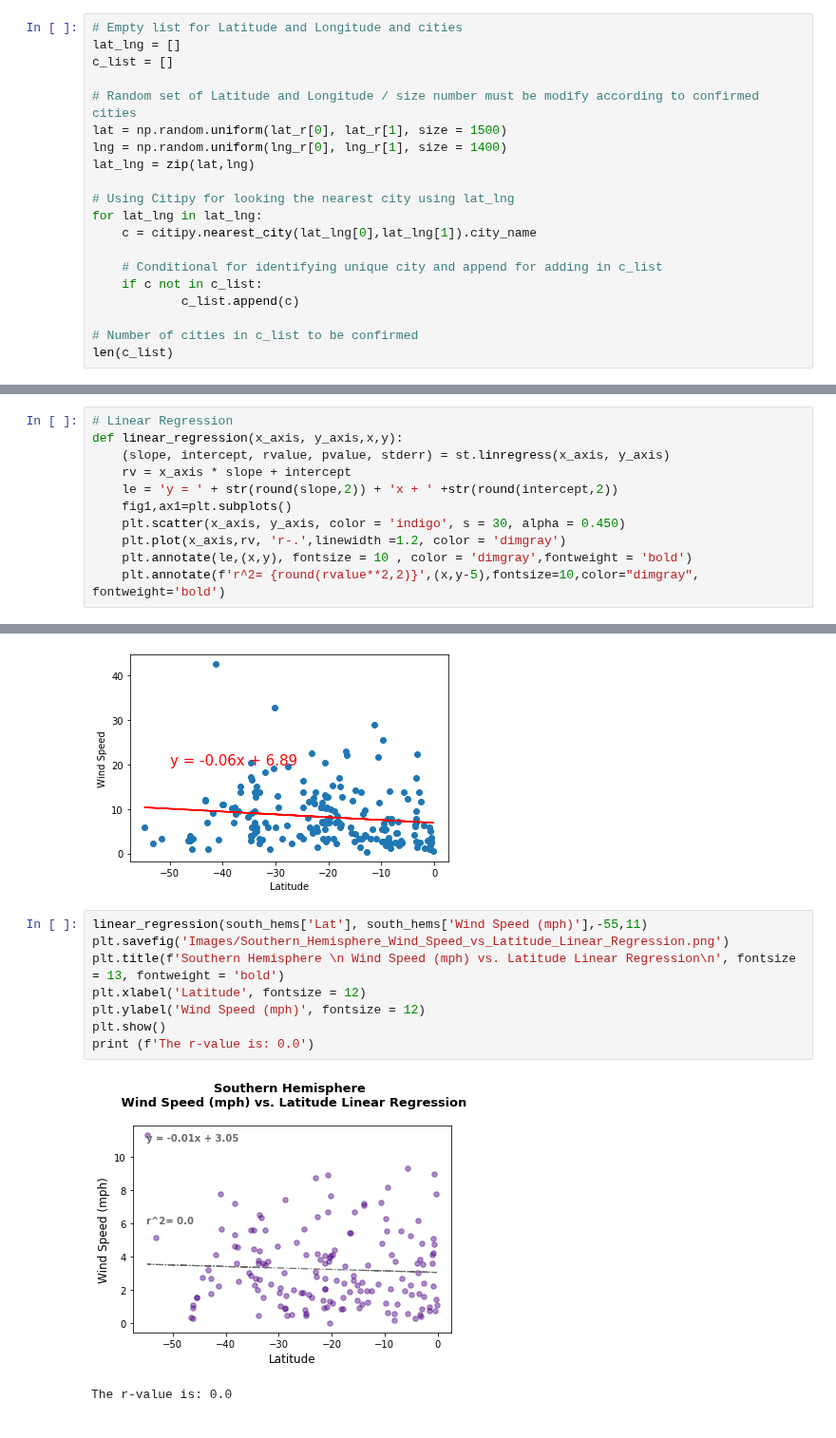
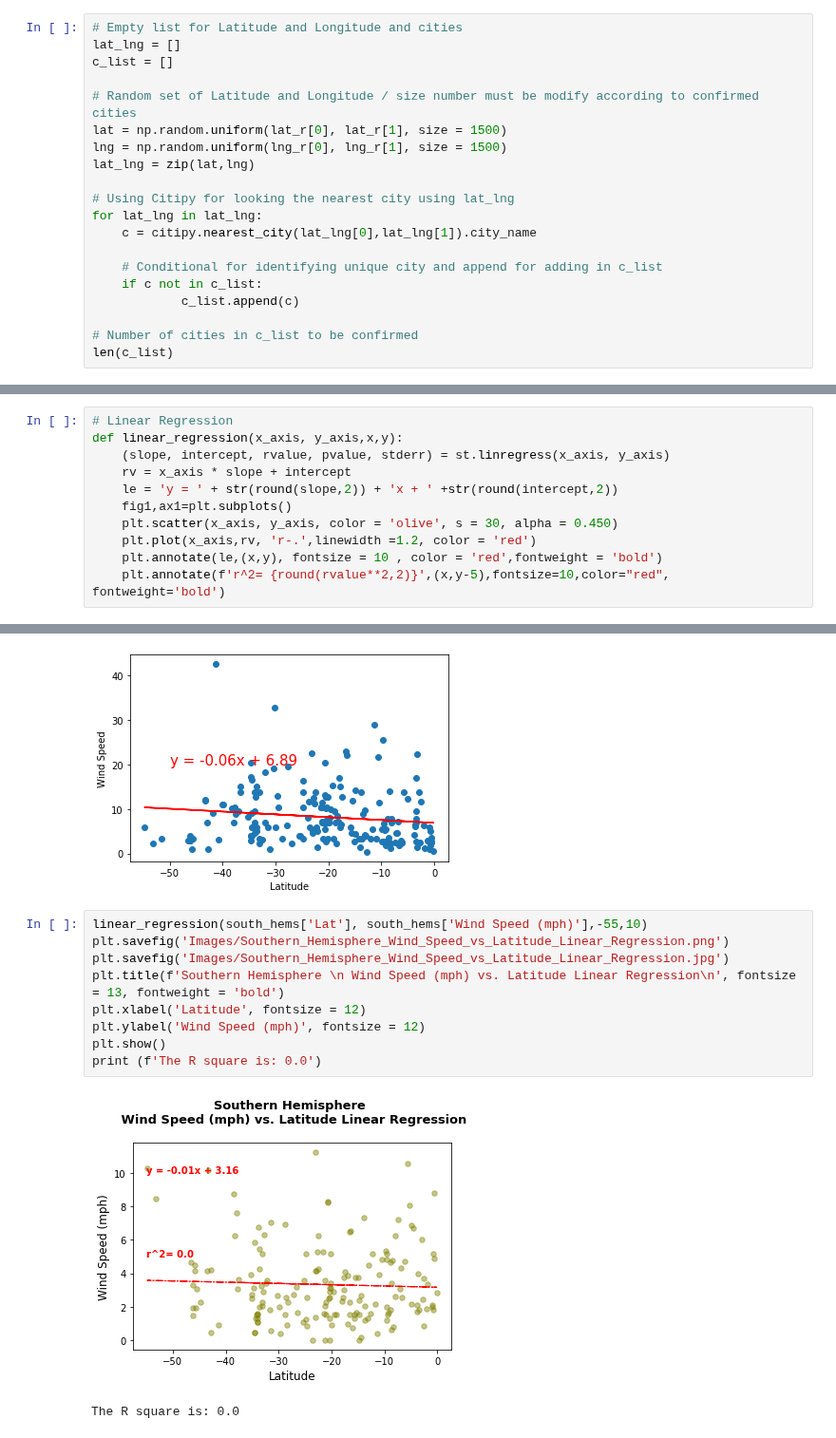
Before and after one commit to Karla-Flores/Python-API, a Jupyter notebook: starter_code/WheaterPy/WeatherPy.ipynb, the cells around one changed output, grey strips where cells are left out. Shown at 95% size. Cells and saved outputs as stored; diff of their text form.

```diff
--- a/starter_code/WheaterPy/WeatherPy.ipynb
+++ b/starter_code/WheaterPy/WeatherPy.ipynb
@@ -40,7 +40,7 @@ c_list = []
 
 # Random set of Latitude and Longitude / size number must be modify according to confirmed cities
 lat = np.random.uniform(lat_r[0], lat_r[1], size = 1500)
-lng = np.random.uniform(lng_r[0], lng_r[1], size = 1400)
+lng = np.random.uniform(lng_r[0], lng_r[1], size = 1500)
 lat_lng = zip(lat,lng)
 
 # Using Citipy for looking the nearest city using lat_lng
@@ -381,10 +385,10 @@ def linear_regression(x_axis, y_axis,x,y):
     rv = x_axis * slope + intercept
     le = 'y = ' + str(round(slope,2)) + 'x + ' +str(round(intercept,2))
     fig1,ax1=plt.subplots()
-    plt.scatter(x_axis, y_axis, color = 'indigo', s = 30, alpha = 0.450)
-    plt.plot(x_axis,rv, 'r-.',linewidth =1.2, color = 'dimgray')
-    plt.annotate(le,(x,y), fontsize = 10 , color = 'dimgray',fontweight = 'bold')
-    plt.annotate(f'r^2= {round(rvalue**2,2)}',(x,y-5),fontsize=10,color="dimgray", fontweight='bold')
+    plt.scatter(x_axis, y_axis, color = 'olive', s = 30, alpha = 0.450)
+    plt.plot(x_axis,rv, 'r-.',linewidth =1.2, color = 'red')
+    plt.annotate(le,(x,y), fontsize = 10 , color = 'red',fontweight = 'bold')
+    plt.annotate(f'r^2= {round(rvalue**2,2)}',(x,y-5),fontsize=10,color="red", fontweight='bold')
 # %%
 # Selectin Northern Hemisphere
 north_hems = clean_city_df.loc[clean_city_df['Lat']>0,:]
@@ -587,13 +599,14 @@ The r-value is: 0.0
 The r-value is: 0.017128274759839232
 [figure]
 # %%
-linear_regression(south_hems['Lat'], south_hems['Wind Speed (mph)'],-55,11)
+linear_regression(south_hems['Lat'], south_hems['Wind Speed (mph)'],-55,10)
 plt.savefig('Images/Southern_Hemisphere_Wind_Speed_vs_Latitude_Linear_Regression.png')
+plt.savefig('Images/Southern_Hemisphere_Wind_Speed_vs_Latitude_Linear_Regression.jpg')
 plt.title(f'Southern Hemisphere \n Wind Speed (mph) vs. Latitude Linear Regression\n', fontsize = 13, fontweight = 'bold')
 plt.xlabel('Latitude', fontsize = 12)
 plt.ylabel('Wind Speed (mph)', fontsize = 12)
 plt.show()
-print (f'The r-value is: 0.0')
+print (f'The R square is: 0.0')
 # %% [output]
-[figure, old version]
+[figure, new version]
-The r-value is: 0.0
+The R square is: 0.0
```
Also changed, not shown: parts of 22 cells of this notebook, 28 other files.
